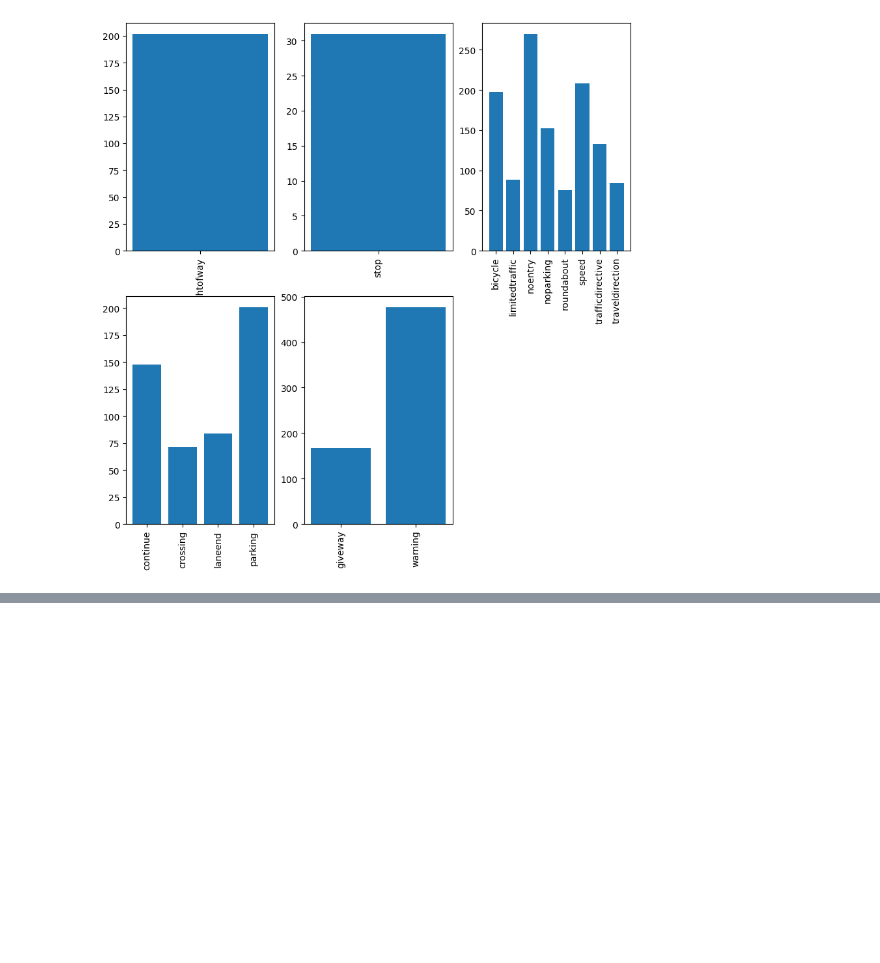
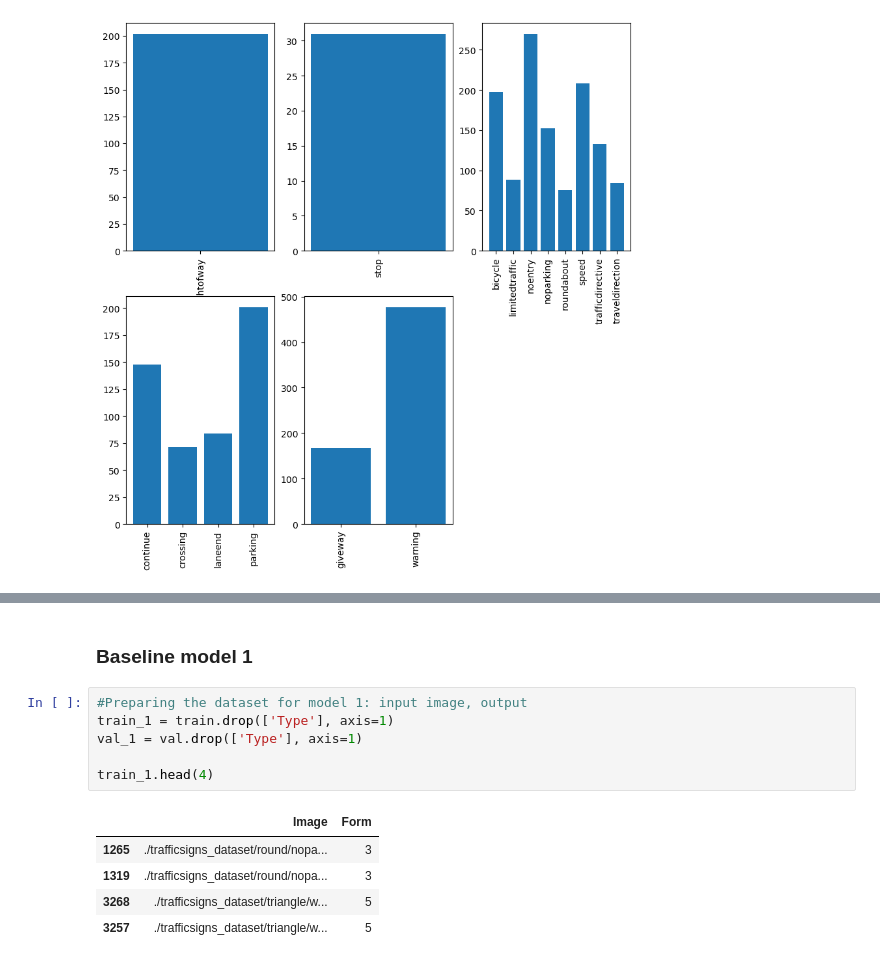
Before and after one commit to joergensiv/s4032472_s4028741_COSC2793Assignment2, a Jupyter notebook: dataframe.ipynb, the cells around one changed output, grey strips where cells are left out. Drawn from its saved outputs; the diff is of its cells as text; blank space fills up the shorter version.

```diff
--- a/dataframe.ipynb
+++ b/dataframe.ipynb
@@ -288,0 +328,14 @@ plt.xticks(rotation=90)
+# %% [markdown]
+### Baseline model 1
+# %%
+#Preparing the dataset for model 1: input image, output
+train_1 = train.drop(['Type'], axis=1)
+val_1 = val.drop(['Type'], axis=1)
+
+train_1.head(4)
+# %% [output]
+|  | Image | Form |
+| 1265 | ./trafficsigns_dataset/round/nopa... | 3 |
+| 1319 | ./trafficsigns_dataset/round/nopa... | 3 |
+| 3268 | ./trafficsigns_dataset/triangle/w... | 5 |
+| 3257 | ./trafficsigns_dataset/triangle/w... | 5 |
```
Also changed, not shown: parts of 17 cells of this notebook.
